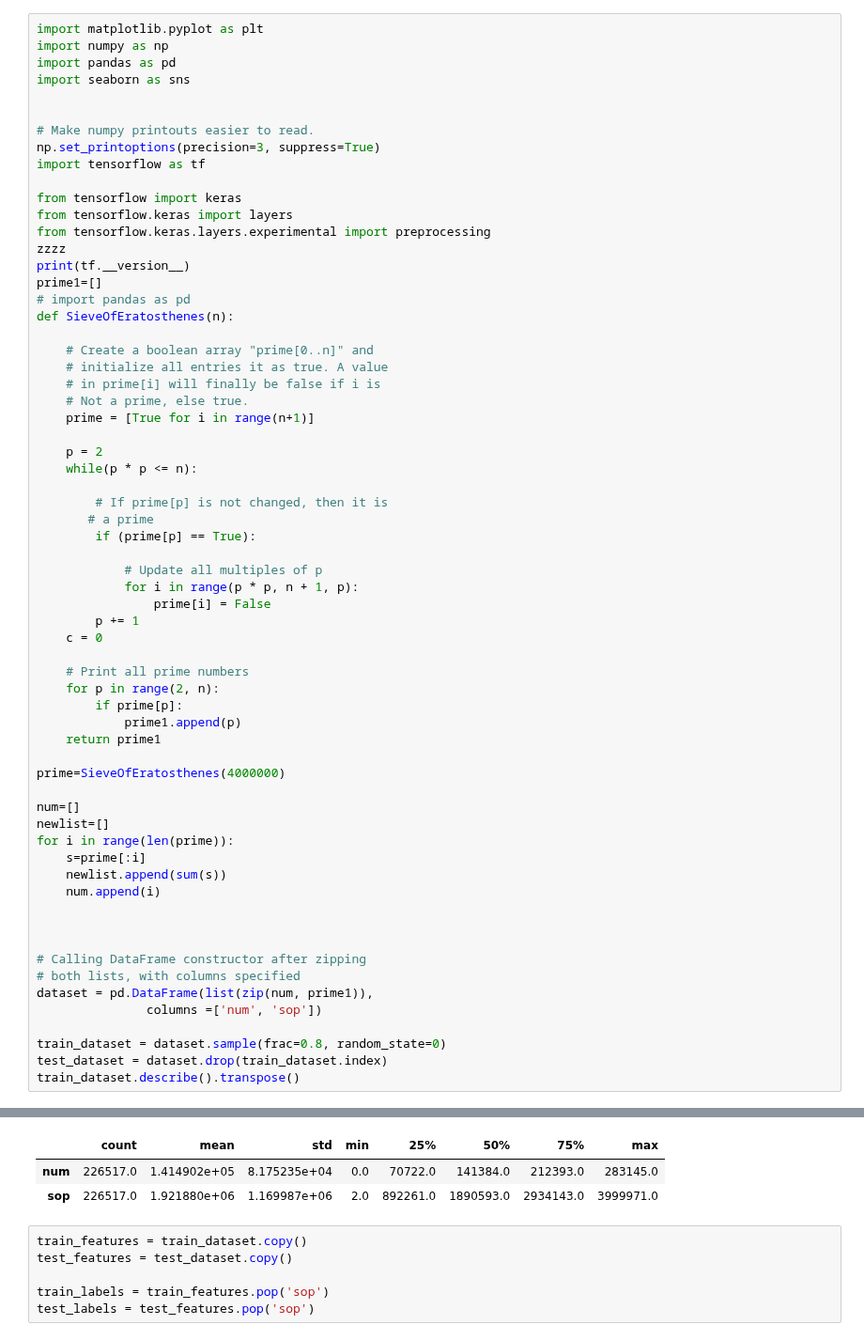
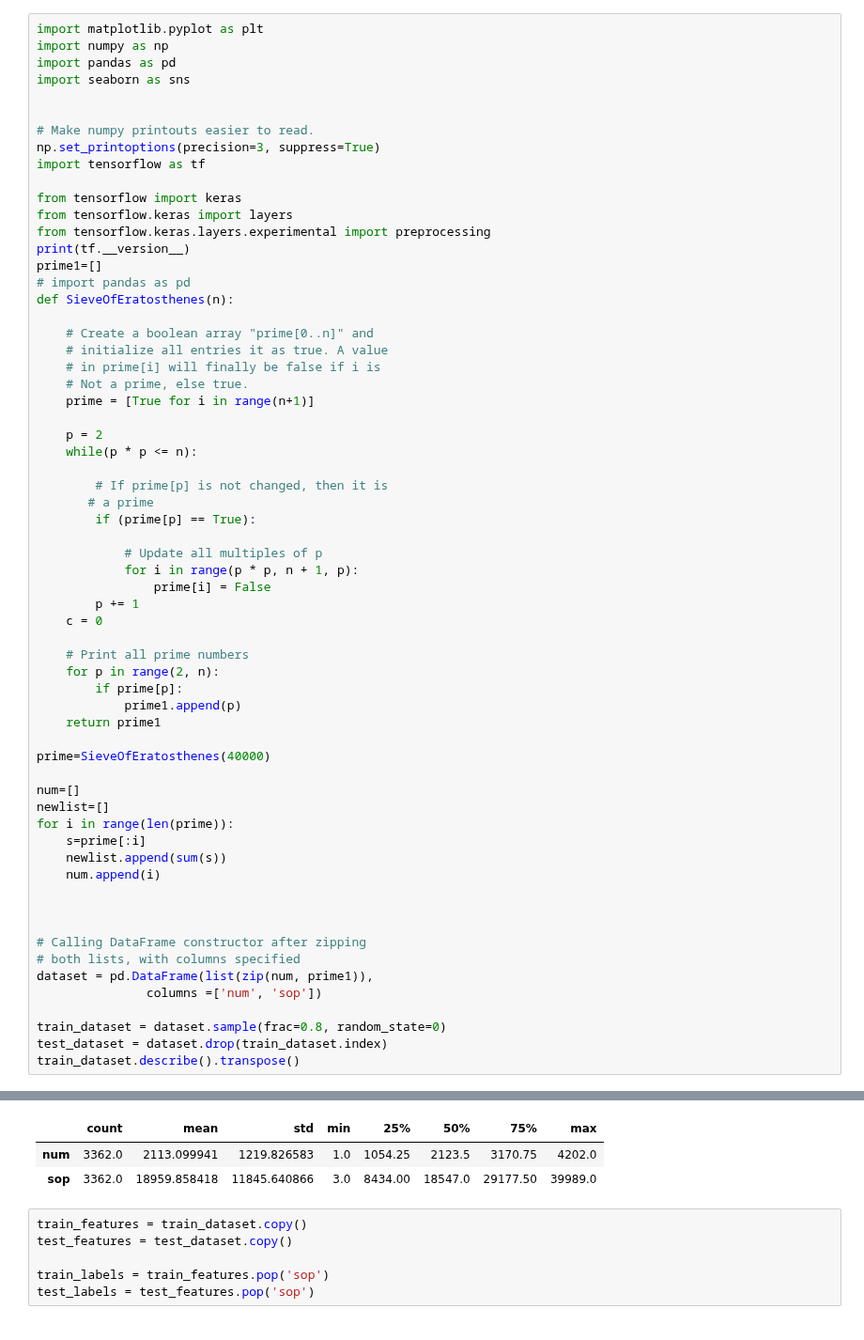
Before and after one commit to ayush4921/Small_Notebooks, a Jupyter notebook: prime.ipynb, the cells around one changed output, grey strips where cells are left out. Shown at 94% size. Cells and saved outputs as stored; diff of their text form.

```diff
--- a/prime.ipynb
+++ b/prime.ipynb
@@ -12,7 +12,6 @@ import tensorflow as tf
 from tensorflow import keras
 from tensorflow.keras import layers
 from tensorflow.keras.layers.experimental import preprocessing
-zzzz
 print(tf.__version__)
 prime1=[]
 # import pandas as pd
@@ -43,7 +42,7 @@ def SieveOfEratosthenes(n):
             prime1.append(p)
     return prime1
 
-prime=SieveOfEratosthenes(4000000)
+prime=SieveOfEratosthenes(40000)
 
 num=[]
 newlist=[]
@@ -67,6 +66,6 @@ train_dataset.describe().transpose()
 |  | count | mean | std | min | 25% | 50% | 75% | max |
-| num | 226517.0 | 1.414902e+05 | 8.175235e+04 | 0.0 | 70722.0 | 141384.0 | 212393.0 | 283145.0 |
-| sop | 226517.0 | 1.921880e+06 | 1.169987e+06 | 2.0 | 892261.0 | 1890593.0 | 2934143.0 | 3999971.0 |
+| num | 3362.0 | 2113.099941 | 1219.826583 | 1.0 | 1054.25 | 2123.5 | 3170.75 | 4202.0 |
+| sop | 3362.0 | 18959.858418 | 11845.640866 | 3.0 | 8434.00 | 18547.0 | 29177.50 | 39989.0 |
 # %%
 train_features = train_dataset.copy()
 test_features = test_dataset.copy()
```
Also changed, not shown: parts of 7 cells of this notebook, 1 other file.
